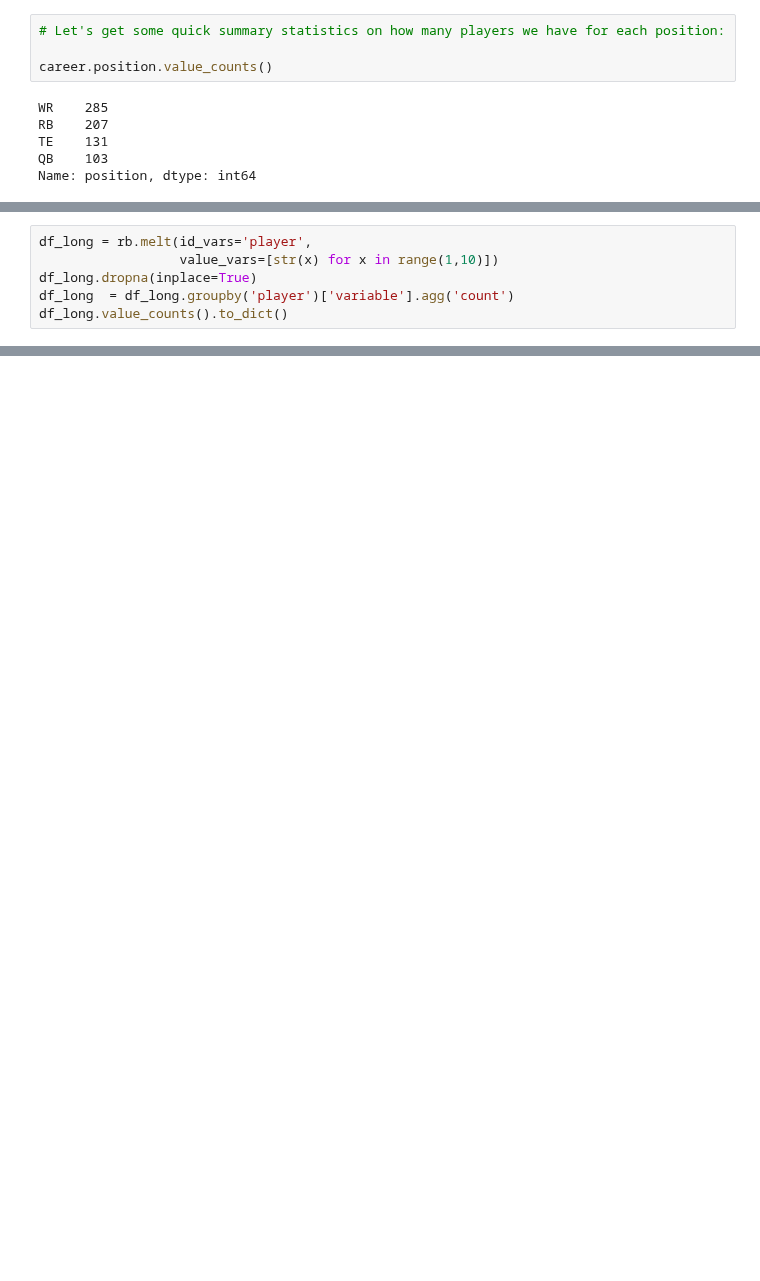
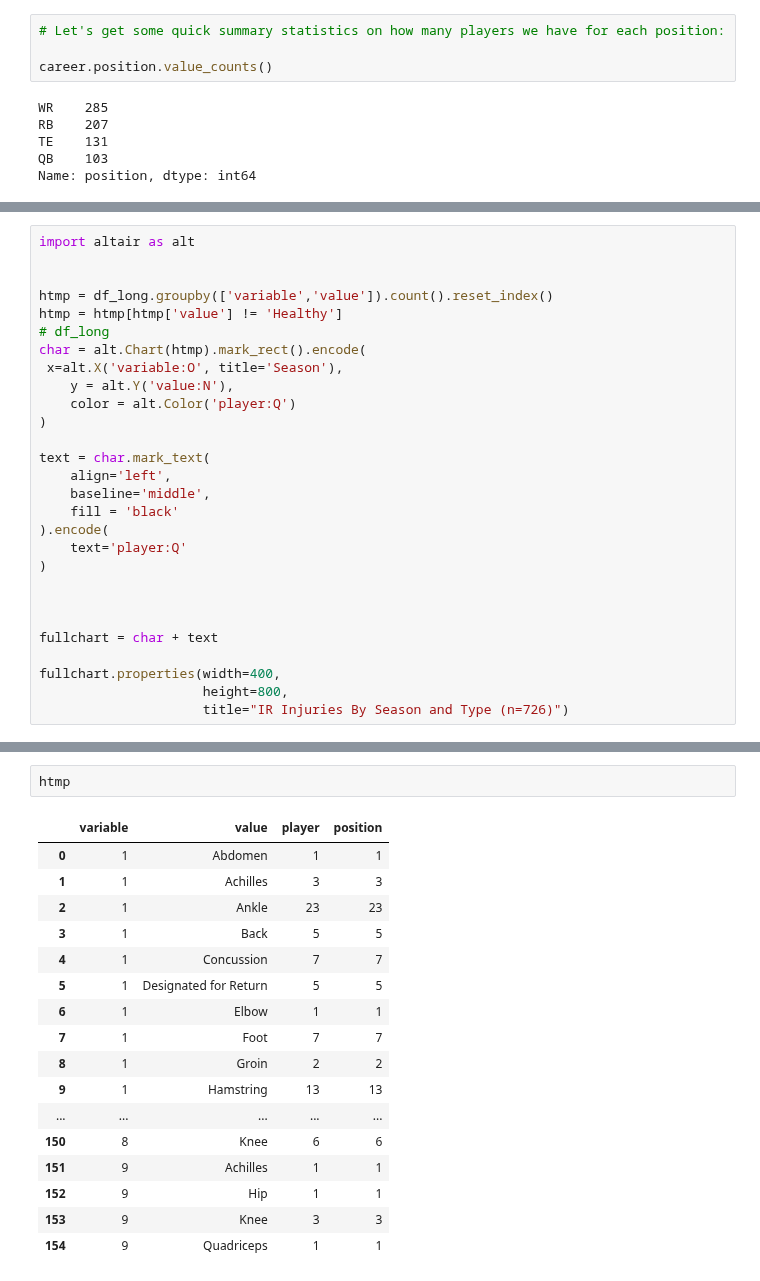
Before and after one commit to djboudia/Gridiron-Gurneys, a Jupyter notebook: 02_EDA_Model_Development.ipynb, the cells around one changed output, grey strips where cells are left out. Drawn from its saved outputs; the diff is of its cells as text; blank space fills up the shorter version.

```diff
--- a/02_EDA_Model_Development.ipynb
+++ b/02_EDA_Model_Development.ipynb
@@ -77,6 +88,0 @@ Either based on the table or the
-# %%
-df_long = rb.melt(id_vars='player',
-                  value_vars=[str(x) for x in range(1,10)])
-df_long.dropna(inplace=True)
-df_long  = df_long.groupby('player')['variable'].agg('count')
-df_long.value_counts().to_dict()
@@ -87,0 +96,28 @@ AttributeError: 'dict' object has no attribute 'sort_keys'
+# %%
+import altair as alt
+
+
+htmp = df_long.groupby(['variable','value']).count().reset_index()
+htmp = htmp[htmp['value'] != 'Healthy']
+# df_long
+char = alt.Chart(htmp).mark_rect().encode(
+ x=alt.X('variable:O', title='Season'),
+    y = alt.Y('value:N'),
+    color = alt.Color('player:Q')
+)
+
+text = char.mark_text(
+    align='left',
+    baseline='middle',
+    fill = 'black'
+).encode(
+    text='player:Q'
+)
+
+
+
+fullchart = char + text
+
+fullchart.properties(width=400,
+                     height=800,
+                     title="IR Injuries By Season and Type (n=726)")
@@ -87,0 +126,20 @@ AttributeError: 'dict' object has no attribute 'sort_keys'
+# %%
+htmp
+# %% [output]
+|  | variable | value | player | position |
+| 0 | 1 | Abdomen | 1 | 1 |
+| 1 | 1 | Achilles | 3 | 3 |
+| 2 | 1 | Ankle | 23 | 23 |
+| 3 | 1 | Back | 5 | 5 |
+| 4 | 1 | Concussion | 7 | 7 |
+| 5 | 1 | Designated for Return | 5 | 5 |
+| 6 | 1 | Elbow | 1 | 1 |
+| 7 | 1 | Foot | 7 | 7 |
+| 8 | 1 | Groin | 2 | 2 |
+| 9 | 1 | Hamstring | 13 | 13 |
+| ... | ... | ... | ... | ... |
+| 150 | 8 | Knee | 6 | 6 |
+| 151 | 9 | Achilles | 1 | 1 |
+| 152 | 9 | Hip | 1 | 1 |
+| 153 | 9 | Knee | 3 | 3 |
+| 154 | 9 | Quadriceps | 1 | 1 |
```
Also changed, not shown: parts of 30 cells of this notebook.
